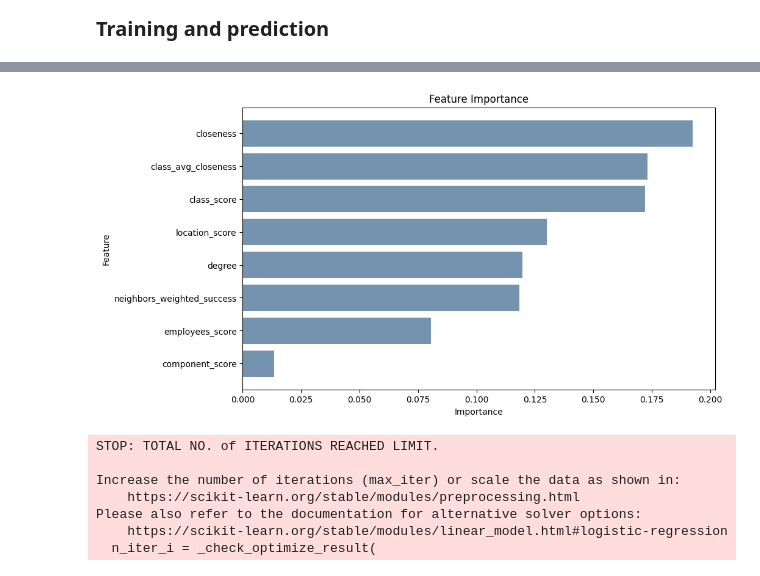
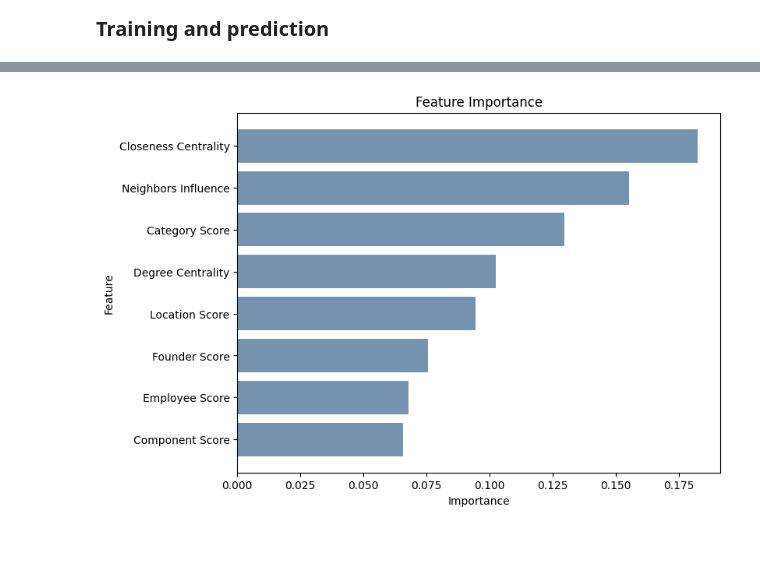
Before and after one commit to Haven397/MSc-project, a Jupyter notebook: code_test.ipynb, the cells around one changed output, grey strips where cells are left out. Cells and saved outputs as stored; diff of their text form; code cells hidden in the pictures; blank space fills up the shorter version.

```diff
--- a/code_test.ipynb
+++ b/code_test.ipynb
@@ -244,6 +314,8 @@ for index, node in enumerate(G.nodes()):
     node_attri[node]['name'] = data[index]['name']
     node_attri[node]['categories'] = data[index]['category_groups']
     node_attri[node]['success'] = data[index]['startup']
+    node_attri[node]['founders'] = data[index]['founders']
+    node_attri[node]['investors'] = data[index]['investors']
 nx.set_node_attributes(G, node_attri)
 # %%
 largest_cc = max(nx.connected_components(G), key=len)
@@ -408,11 +570,18 @@ for i in data_non_iso:
                 location[n] += 1
 loc_success_rate = success_rate(data_non_iso, location, 'location_groups')
 avg_loc_sco = []
+# for i in data_non_iso:
+#     rates = [loc_success_rate[n] for n in i['location_groups']]
+#     if rates:
+#         avg_success_rate = sum(rates) / len(rates)
+#         avg_loc_sco.append(avg_success_rate)
+#     else:
+#         avg_loc_sco.append(0)
 for i in data_non_iso:
-    rates = [loc_success_rate[n] for n in i['location_groups']]
-    if rates:
-        avg_success_rate = sum(rates) / len(rates)
-        avg_loc_sco.append(avg_success_rate)
+    num = [location[n] for n in i['location_groups']]
+    if num:
+        avg_num = sum(num) / len(num)
+        avg_loc_sco.append(avg_num)
     else:
         avg_loc_sco.append(0)
 fea_df['location_score'] = avg_loc_sco
@@ -436,3 +712,20 @@ fea_df['employees_score'] = avg_emp_sco
+# %%
+founders = {}
+for i in data_non_iso:
+    if i['founders']:
+        for n in i['founders']:
+            if not n in founders:
+                founders[n] = 1
+            else:
+                founders[n] += 1
+founders_data = []
+for i in data_non_iso:
+    if i['founders']:
+        founders_sco = [founders[n] for n in i['founders']]
+        founders_data.append(sum(founders_sco))
+    else:
+        founders_data.append(0)
+fea_df['founders_score'] = founders_data
 # %%
 # Caculate component data
 node_component_data = components_data(G)
@@ -485,26 +793,26 @@ print(importance_df)
+# %%
+importance_df = importance_df[importance_df['Feature'] != 'class_avg_closeness']
+re_feature = ['Closeness Centrality','Neighbors Influence','Category Score','Degree Centrality','Location Score','Founder Score','Employee Score','Component Score']
 # %%
 features = importance_df['Feature']
 importances = importance_df['Importance']
 
 # 创建条形图
-plt.figure(figsize=(10, 6))
-plt.barh(features, importances, color='#7593af')
+plt.figure(figsize=(8, 6))
+plt.barh(re_feature, importances, color='#7593af')
 plt.xlabel('Importance')
 plt.ylabel('Feature')
 plt.title('Feature Importance')
 plt.gca().invert_yaxis()  # 将最高的重要性值显示在顶部
+plt.savefig('feature_performance.png', dpi=300, bbox_inches='tight')
 plt.show()
 # %% [output]
-[figure, old version]
+[figure, new version]
 # %%
-poly = PolynomialFeatures(degree=2, interaction_only=True, include_bias=False)
-X_train_poly = poly.fit_transform(X_train)
-X_test_poly = poly.transform(X_test)
-
 model_1 = LogisticRegression(class_weight='balanced', max_iter=10000)
 model_2 = DecisionTreeClassifier()
-model_3 = RandomForestClassifier()
-model_4 = SVC(kernel='linear', probability=True)
+model_3 = RandomForestClassifier(max_depth=15, min_samples_split=10, n_estimators=300)
+model_4 = SVC(kernel='rbf', gamma='scale', probability=True)
 model_5 = KNeighborsClassifier(n_neighbors=3)
 
 model_1.fit(X_train, y_train)
@@ -518,32 +826,6 @@ y_pred_2 = model_2.predict(X_test)
 y_pred_3 = model_3.predict(X_test)
 y_pred_4 = model_4.predict(X_test)
 y_pred_5 = model_5.predict(X_test)
-
-model_1_poly = LogisticRegression()
-model_2_poly = DecisionTreeClassifier()
-model_3_poly = RandomForestClassifier()
-model_4_poly = SVC(kernel='linear', probability=True)
-model_5_poly = KNeighborsClassifier(n_neighbors=3)
-
-model_1_poly.fit(X_train_poly, y_train)
-model_2_poly.fit(X_train_poly, y_train)
-model_3_poly.fit(X_train_poly, y_train)
-model_4_poly.fit(X_train_poly, y_train)
-model_5_poly.fit(X_train_poly, y_train)
-
-y_pred_1_poly = model_1_poly.predict(X_test_poly)
-y_pred_2_poly = model_2_poly.predict(X_test_poly)
-y_pred_3_poly = model_3_poly.predict(X_test_poly)
-y_pred_4_poly = model_4_poly.predict(X_test_poly)
-y_pred_5_poly = model_5_poly.predict(X_test_poly)
-# %% [output]
-STOP: TOTAL NO. of ITERATIONS REACHED LIMIT.
-
-Increase the number of iterations (max_iter) or scale the data as shown in:
-    https://scikit-learn.org/stable/modules/preprocessing.html
-Please also refer to the documentation for alternative solver options:
-    https://scikit-learn.org/stable/modules/linear_model.html#logistic-regression
-  n_iter_i = _check_optimize_result(
 # %%
 evaluate_pred(model_1, X_test, y_test, y_pred_1, 'Logistic Regression')
 evaluate_pred(model_2, X_test, y_test, y_pred_2, 'Decision Tree')
```
Also changed, not shown: parts of 42 cells of this notebook, 17 other files.
